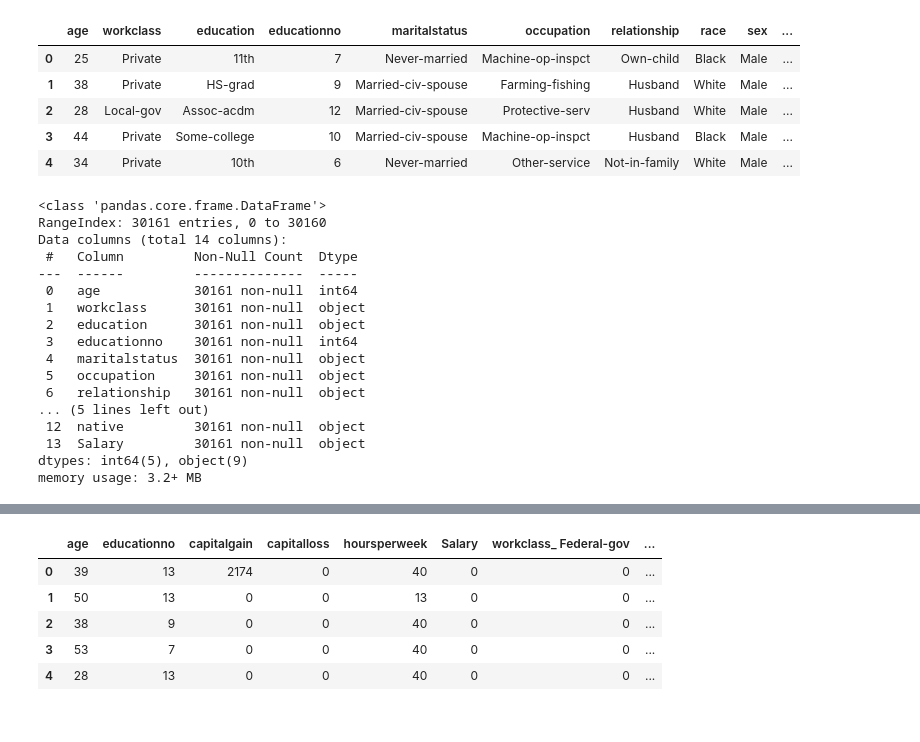
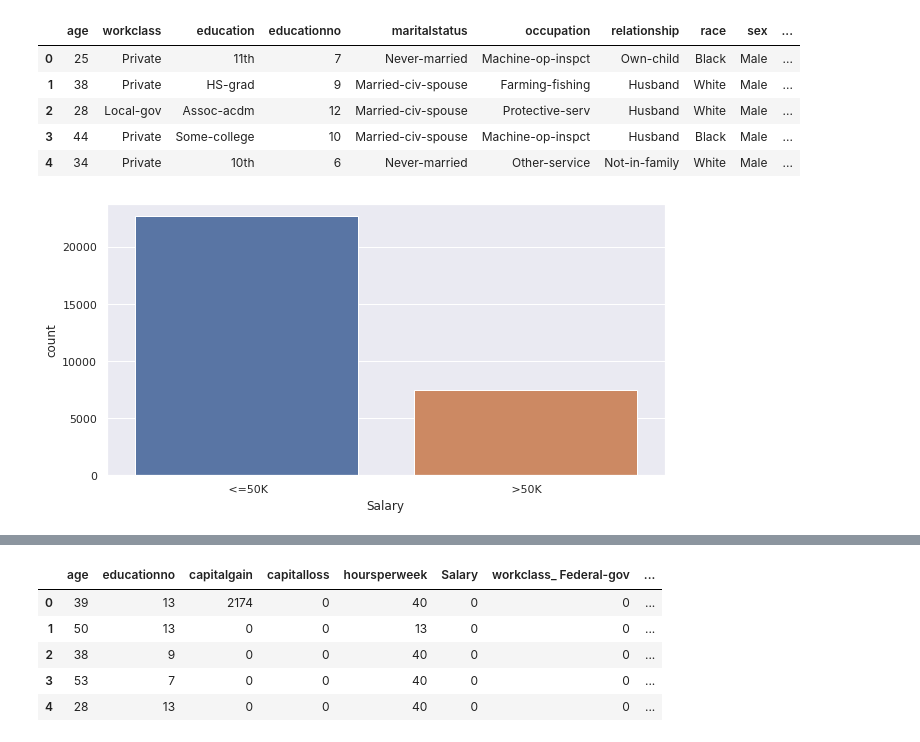
Before and after one commit to RiteshopShrivastava/Support_Vector_Machine, a Jupyter notebook: Assignment_SVM_SalaryData.ipynb, the cells around one changed output, grey strips where cells are left out. Saved outputs shown, nothing was run; the diff lists cells and outputs as text; code cells hidden in the pictures.

```diff
--- a/Assignment_SVM_SalaryData.ipynb
+++ b/Assignment_SVM_SalaryData.ipynb
@@ -57,23 +97,3 @@ SalaryDf_Test.head()
 | 2 | 28 | Local-gov | Assoc-acdm | 12 | Married-civ-spouse | Protective-serv | Husband | White | Male | ... |
 | 3 | 44 | Private | Some-college | 10 | Married-civ-spouse | Machine-op-inspct | Husband | Black | Male | ... |
 | 4 | 34 | Private | 10th | 6 | Never-married | Other-service | Not-in-family | White | Male | ... |
-# %%
-SalaryDf_Train.info()
-# %% [output]
-<class 'pandas.core.frame.DataFrame'>
-RangeIndex: 30161 entries, 0 to 30160
-Data columns (total 14 columns):
- #   Column         Non-Null Count  Dtype
----  ------         --------------  -----
- 0   age            30161 non-null  int64
- 1   workclass      30161 non-null  object
- 2   education      30161 non-null  object
- 3   educationno    30161 non-null  int64
- 4   maritalstatus  30161 non-null  object
- 5   occupation     30161 non-null  object
- 6   relationship   30161 non-null  object
-... (5 lines left out)
- 12  native         30161 non-null  object
- 13  Salary         30161 non-null  object
-dtypes: int64(5), object(9)
-memory usage: 3.2+ MB
@@ -79,0 +102,4 @@ memory usage: 3.2+ MB
+# %%
+sns.countplot(x=SalaryDf_Train['Salary']);
+# %% [output]
+[figure, added]
```
Also changed, not shown: parts of 7 cells of this notebook.
